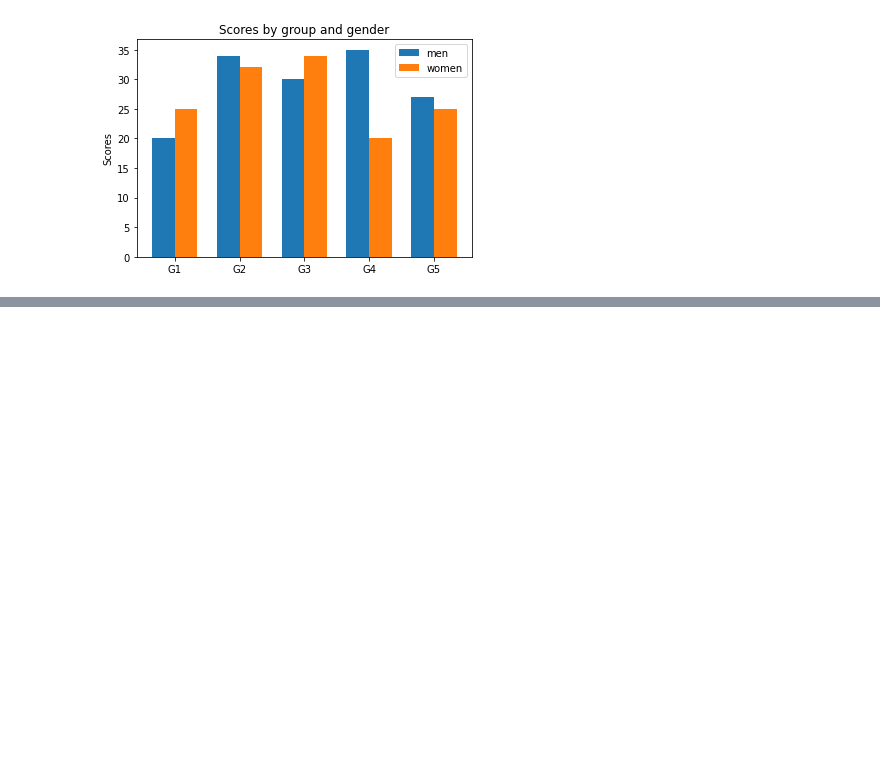
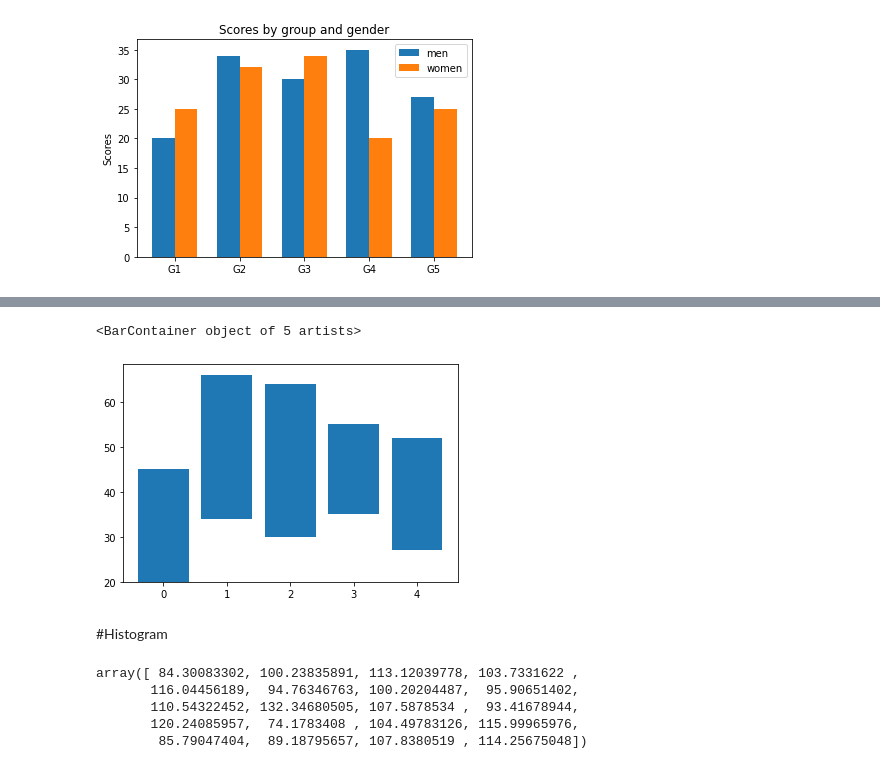
Before and after one commit to Benza1611/DWDM21, a Jupyter notebook: Data_Visualization.ipynb, the cells around one changed output, grey strips where cells are left out. Saved outputs shown, nothing was run; the diff lists cells and outputs as text; code cells hidden in the pictures; blank space fills up the shorter version.

```diff
--- a/Data_Visualization.ipynb
+++ b/Data_Visualization.ipynb
@@ -229,0 +281,17 @@ plt.legend();
+# %%
+plt.bar(np.array([0,1,2,3,4]), women_means, bottom = men_means, label = 'women')
+# %% [output]
+<BarContainer object of 5 artists>
+[figure, added]
+# %% [markdown]
+#Histogram
+# %%
+mu, sigma = 100, 15
+x = mu + sigma * np.random.randn(20)
+x
+# %% [output]
+array([ 84.30083302, 100.23835891, 113.12039778, 103.7331622 ,
+       116.04456189,  94.76346763, 100.20204487,  95.90651402,
+       110.54322452, 132.34680505, 107.5878534 ,  93.41678944,
+       120.24085957,  74.1783408 , 104.49783126, 115.99965976,
+        85.79047404,  89.18795657, 107.8380519 , 114.25675048])
```
Also changed, not shown: parts of 9 cells of this notebook.
